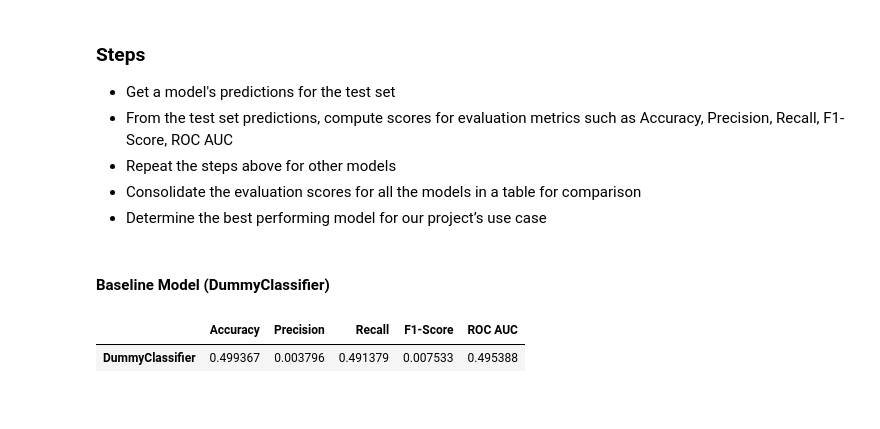
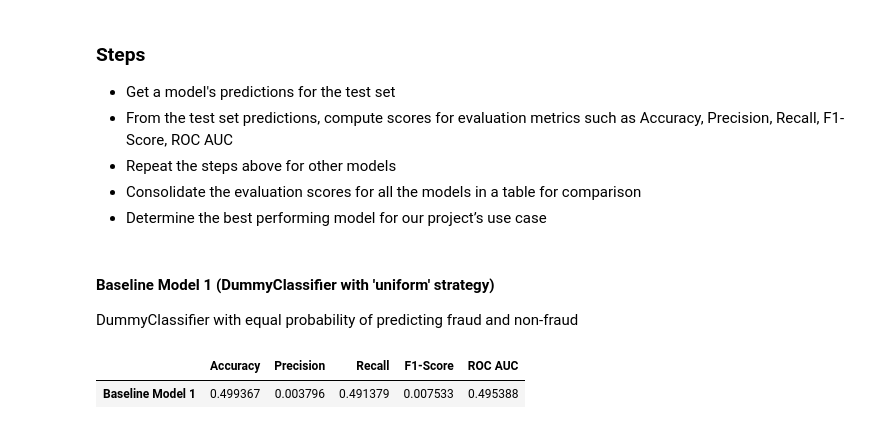
Before and after one commit to jiaweiho72/BT4012, a Jupyter notebook: notebooks/03_modelling.ipynb, the cells around one changed output. Drawn from its saved outputs; the diff is of its cells as text; code cells hidden in the pictures.

Commit message:
add second baseline model

```diff
--- a/notebooks/03_modelling.ipynb
+++ b/notebooks/03_modelling.ipynb
@@ -163,24 +182,25 @@ Overfitted to train? False
 - Repeat the steps above for other models
 - Consolidate the evaluation scores for all the models in a table for comparison
 - Determine the best performing model for our project’s use case
-# %% [markdown]
-#### Baseline Model (DummyClassifier)
+# %% [markdown]
+#### Baseline Model 1 (DummyClassifier with 'uniform' strategy)
+DummyClassifier with equal probability of predicting fraud and non-fraud
 # %%
 from sklearn.metrics import accuracy_score, precision_score, recall_score, f1_score, roc_auc_score
 
 # get test set predictions
 y_testpred_dummy = dummy_clf.predict(X_test)
 
 # compute scores for evaluation metrics: accuracy, precision, recall, f1-score, roc auc
 acc_test_dummy = accuracy_score(y_test, y_testpred_dummy)
 prec_test_dummy = precision_score(y_test, y_testpred_dummy)
 recall_test_dummy = recall_score(y_test, y_testpred_dummy)
 f1_test_dummy = f1_score(y_test, y_testpred_dummy)
 auc_test_dummy = roc_auc_score(y_test, y_testpred_dummy)
 
 metric_cols = ['Accuracy', 'Precision', 'Recall', 'F1-Score', 'ROC AUC']
-dummy_score_df = pd.DataFrame([[acc_test_dummy, prec_test_dummy, recall_test_dummy, f1_test_dummy, auc_test_dummy]], columns=metric_cols, index=['DummyClassifier'])
+dummy_score_df = pd.DataFrame([[acc_test_dummy, prec_test_dummy, recall_test_dummy, f1_test_dummy, auc_test_dummy]], columns=metric_cols, index=['Baseline Model 1'])
 dummy_score_df
 # %% [output]
 |  | Accuracy | Precision | Recall | F1-Score | ROC AUC |
-| DummyClassifier | 0.499367 | 0.003796 | 0.491379 | 0.007533 | 0.495388 |
+| Baseline Model 1 | 0.499367 | 0.003796 | 0.491379 | 0.007533 | 0.495388 |
```
Also changed, not shown: parts of 7 cells of this notebook.
